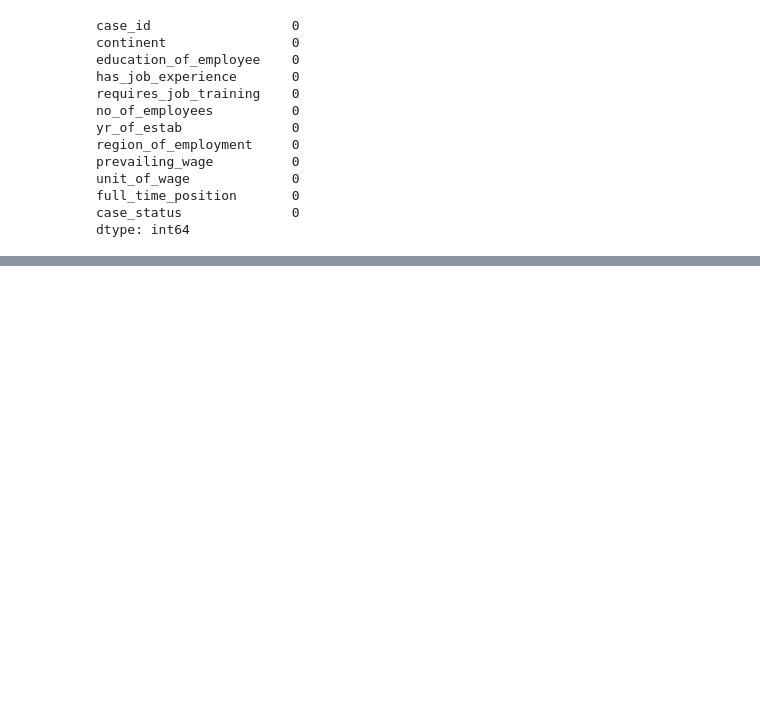
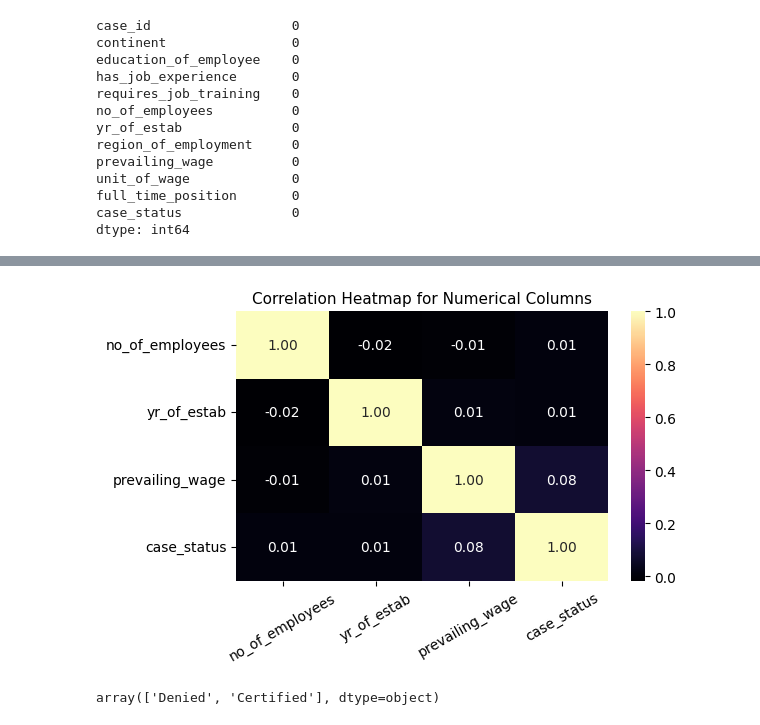
Before and after one commit to hassanmajaro/ai_engineering_tasks, a Jupyter notebook: week14/exam_demo/eda_on_easy_visa.ipynb, the cells around one changed output, grey strips where cells are left out. Cells and saved outputs as stored; diff of their text form; code cells hidden in the pictures; blank space fills up the shorter version.

```diff
--- a/week14/exam_demo/eda_on_easy_visa.ipynb
+++ b/week14/exam_demo/eda_on_easy_visa.ipynb
@@ -351,0 +354,16 @@ corr_series = correlation_with_target(df, 'case_status', figsize = (10, 1.5))
+# %%
+numeric_cols = df.select_dtypes(include = ["int64", "float64"])
+corr_matrix = numeric_cols.corr()
+
+# plot
+plt.figure(figsize=(6, 3.5))
+sns.heatmap(corr_matrix, annot = True, cmap = 'magma', fmt = ".2f")
+plt.title('Correlation Heatmap for Numerical Columns', fontsize = 11)
+plt.xticks(rotation = 30)
+plt.show()
+# %% [output]
+[figure, added]
+# %%
+df['case_status'].unique()
+# %% [output]
+array(['Denied', 'Certified'], dtype=object)
```
Also changed, not shown: parts of 16 cells of this notebook, 3 other files.
